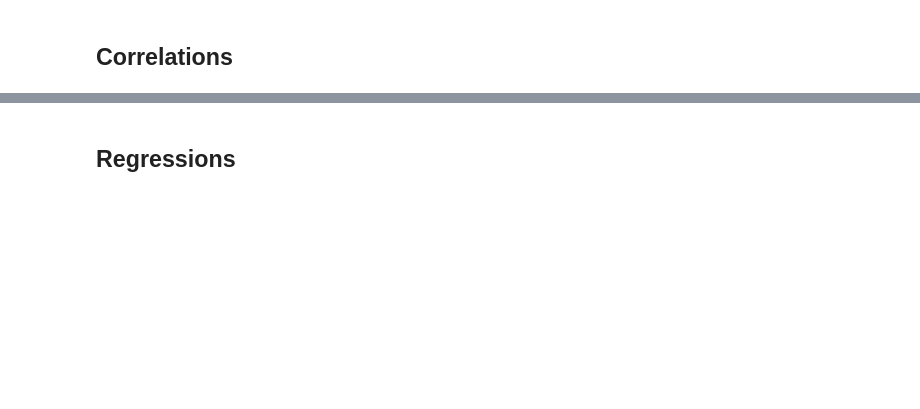
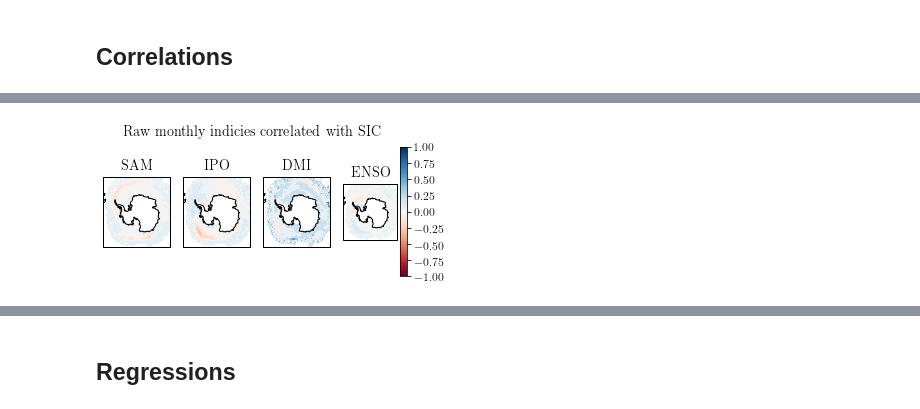
Before and after one commit to hjelleyman/Antarctica-M.1, a Jupyter notebook: 0_Plotting.ipynb, the cells around one changed output, grey strips where cells are left out. Cells and saved outputs as stored; diff of their text form; code cells hidden in the pictures; blank space fills up the shorter version.

```diff
--- a/0_Plotting.ipynb
+++ b/0_Plotting.ipynb
@@ -105,0 +107,5 @@ plot.plot_single_correlations(resolutions, temporal_resolution, temporal_decompo
+# %%
+plt.style.use('stylesheets/contour.mplstyle')
+plot.plot_spatial_correlations(resolutions, temporal_resolution, temporal_decomposition, detrend)
+# %% [output]
+[figure, added]
```
Also changed, not shown: parts of 6 cells of this notebook, 5 other files.
